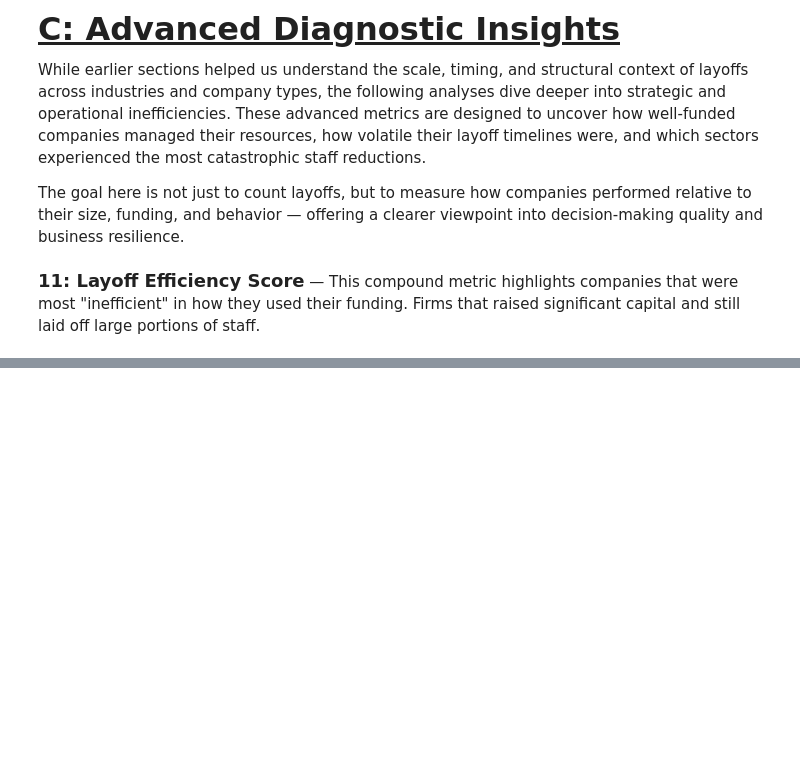
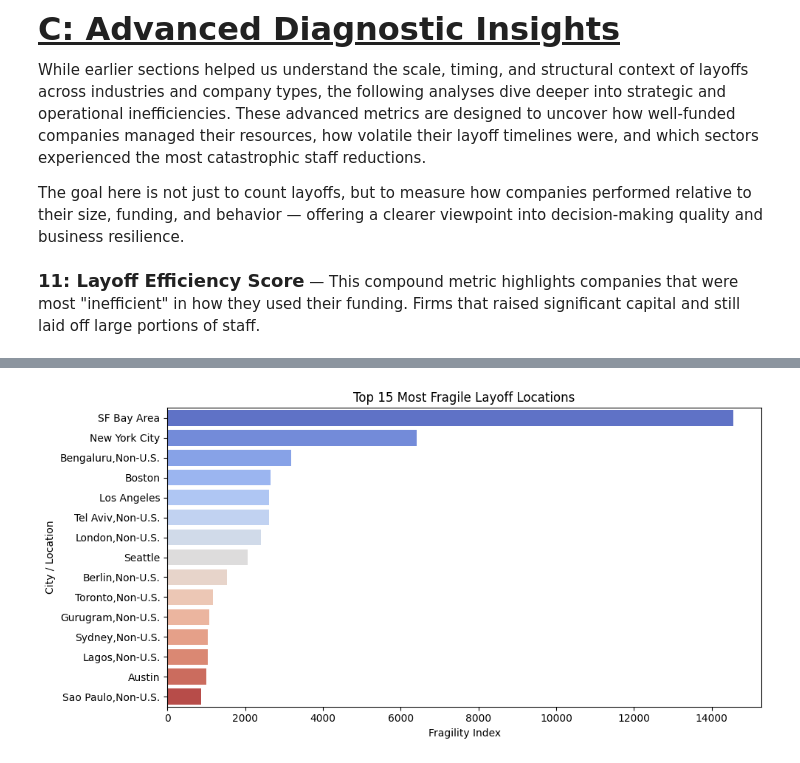
Before and after one commit to Tushar-9802/Tech-Layoffs-Analysis, a Jupyter notebook: EDA.ipynb, the cells around one changed output, grey strips where cells are left out. Drawn from its saved outputs; the diff is of its cells as text; code cells hidden in the pictures; blank space fills up the shorter version.

```diff
--- a/EDA.ipynb
+++ b/EDA.ipynb
@@ -492,0 +578,27 @@ Passing `palette` without assigning `hue` is deprecated and will be removed in v
+# %%
+fragility_df = (
+    df[['location', 'company', 'percentage_laid_off']]
+    .dropna()
+    .groupby(['location', 'company'])
+    .mean()  # avg % per company per location
+    .reset_index()
+    .groupby('location')
+    .agg(
+        num_companies=('company', 'nunique'),
+        avg_pct=('percentage_laid_off', 'mean')
+    )
+)
+
+fragility_df['fragility_index'] = fragility_df['num_companies'] * fragility_df['avg_pct']
+fragility_df = fragility_df.sort_values('fragility_index', ascending=False).head(15).reset_index()
+
+# Plot
+plt.figure(figsize=(10, 5))
+sns.barplot(x='fragility_index', y='location', data=fragility_df, palette='coolwarm')
+plt.title("Top 15 Most Fragile Layoff Locations")
+plt.xlabel("Fragility Index")
+plt.ylabel("City / Location")
+plt.tight_layout()
+plt.show()
+# %% [output]
+[figure, added]
```
Also changed, not shown: parts of 11 cells of this notebook.
